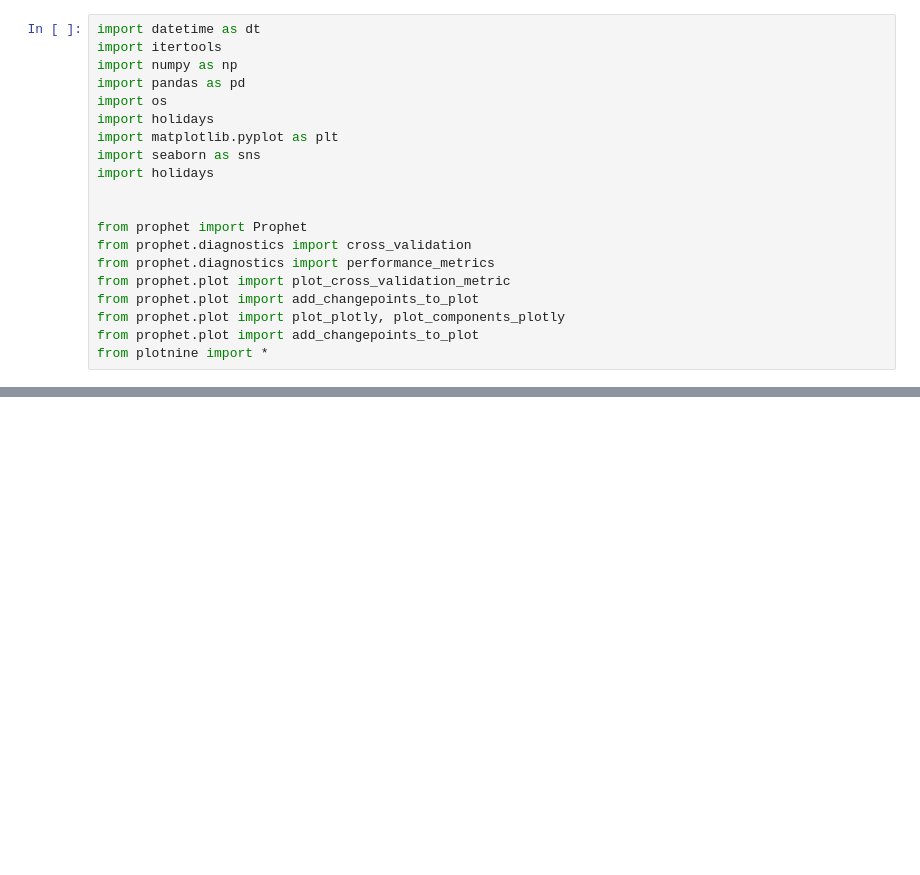
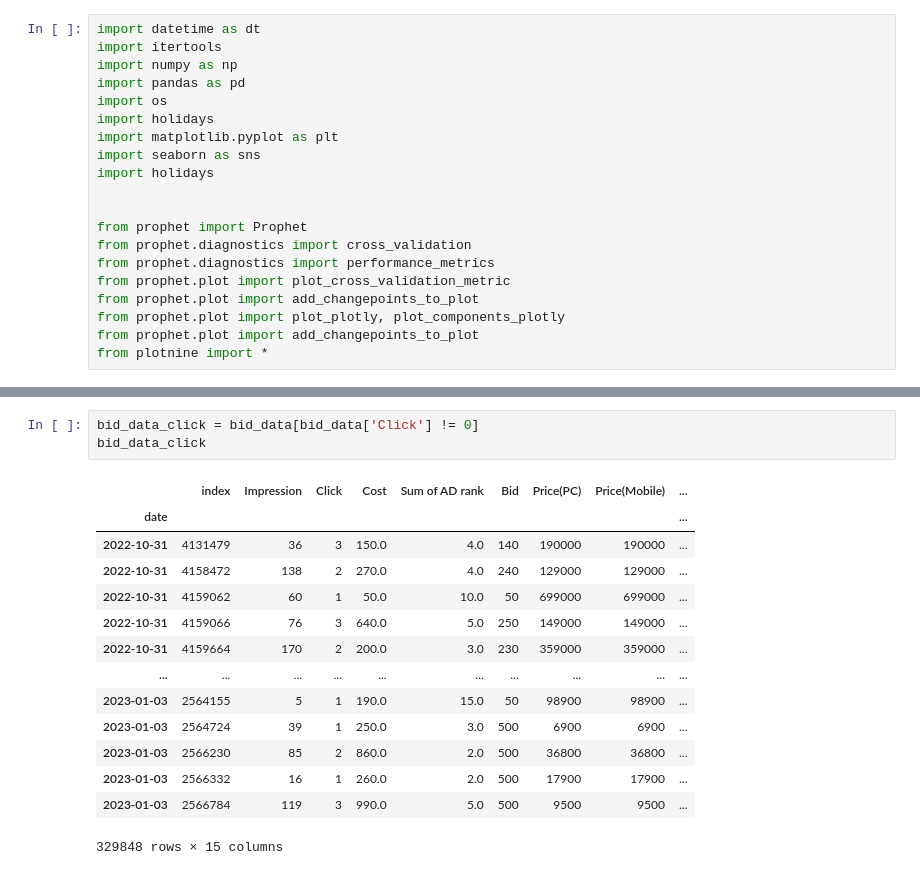
Before and after one commit to jaeseung11/A1_performance_factory_Aveners, a Jupyter notebook: sbk/Prophet_class.ipynb, the cells around one changed output, grey strips where cells are left out. Saved outputs shown, nothing was run; the diff lists cells and outputs as text; blank space fills up the shorter version.

```diff
--- a/sbk/Prophet_class.ipynb
+++ b/sbk/Prophet_class.ipynb
@@ -28,0 +73,18 @@ holiday
+# %%
+bid_data_click = bid_data[bid_data['Click'] != 0]
+bid_data_click
+# %% [output]
+|  | index | Impression | Click | Cost | Sum of AD rank | Bid | Price(PC) | Price(Mobile) | ... |
+| date |  |  |  |  |  |  |  |  | ... |
+| 2022-10-31 | 4131479 | 36 | 3 | 150.0 | 4.0 | 140 | 190000 | 190000 | ... |
+| 2022-10-31 | 4158472 | 138 | 2 | 270.0 | 4.0 | 240 | 129000 | 129000 | ... |
+| 2022-10-31 | 4159062 | 60 | 1 | 50.0 | 10.0 | 50 | 699000 | 699000 | ... |
+| 2022-10-31 | 4159066 | 76 | 3 | 640.0 | 5.0 | 250 | 149000 | 149000 | ... |
+| 2022-10-31 | 4159664 | 170 | 2 | 200.0 | 3.0 | 230 | 359000 | 359000 | ... |
+| ... | ... | ... | ... | ... | ... | ... | ... | ... | ... |
+| 2023-01-03 | 2564155 | 5 | 1 | 190.0 | 15.0 | 50 | 98900 | 98900 | ... |
+| 2023-01-03 | 2564724 | 39 | 1 | 250.0 | 3.0 | 500 | 6900 | 6900 | ... |
+| 2023-01-03 | 2566230 | 85 | 2 | 860.0 | 2.0 | 500 | 36800 | 36800 | ... |
+| 2023-01-03 | 2566332 | 16 | 1 | 260.0 | 2.0 | 500 | 17900 | 17900 | ... |
+| 2023-01-03 | 2566784 | 119 | 3 | 990.0 | 5.0 | 500 | 9500 | 9500 | ... |
+329848 rows × 15 columns
```
Also changed, not shown: parts of 15 cells of this notebook.
